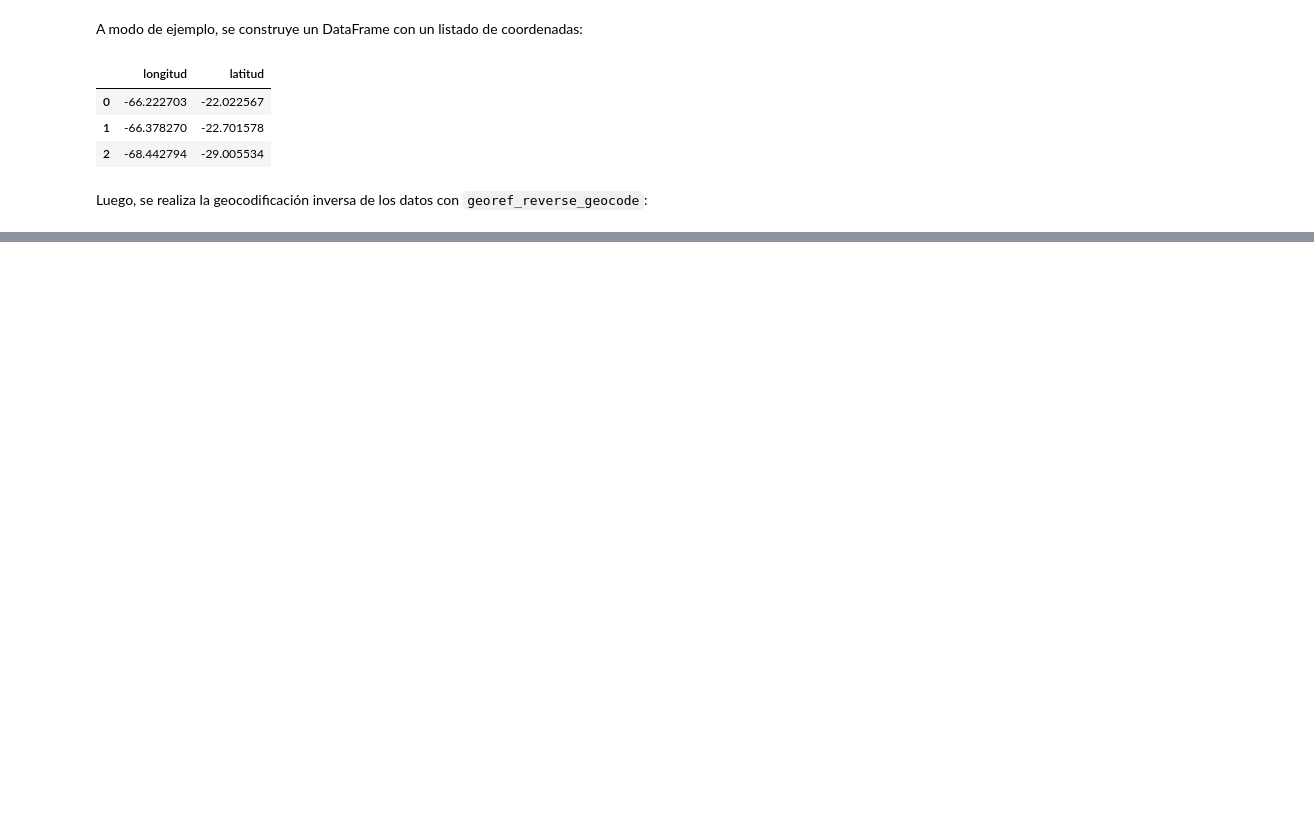
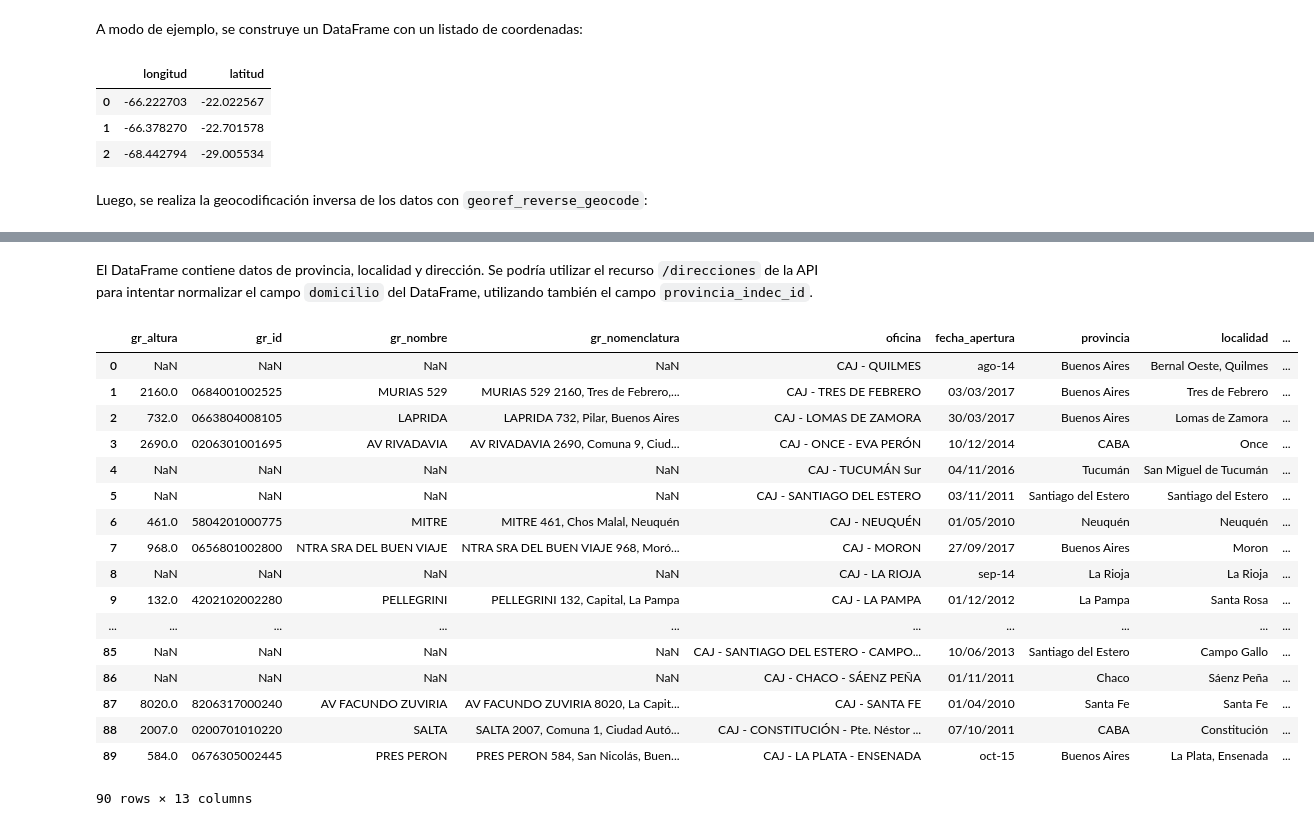
Before and after one commit to datosgobar/taller-georef-pyconar-2018, a Jupyter notebook: pyconar.ipynb, the cells around one changed output, grey strips where cells are left out. Saved outputs shown, nothing was run; the diff lists cells and outputs as text; code cells hidden in the pictures; blank space fills up the shorter version.

```diff
--- a/pyconar.ipynb
+++ b/pyconar.ipynb
@@ -240,0 +359,29 @@ df_example2.join(georef_reverse_geocode(df_example2, {'lat': 'latitud', 'lon': '
+# %% [markdown]
+El DataFrame contiene datos de provincia, localidad y dirección. Se podría utilizar el recurso `/direcciones` de la API para intentar normalizar el campo `domicilio` del DataFrame, utilizando también el campo `provincia_indec_id`.
+# %%
+georef_normalize_entities(
+    df_justicia,
+    'direcciones',
+    {'direccion': 'domicilio', 'provincia': 'provincia_indec_id'},
+    {'campos': 'altura, id, nombre, nomenclatura'},
+    prefix='gr_'
+)
+# %% [output]
+|  | gr_altura | gr_id | gr_nombre | gr_nomenclatura | oficina | fecha_apertura | provincia | localidad | ... |
+| 0 | NaN | NaN | NaN | NaN | CAJ - QUILMES | ago-14 | Buenos Aires | Bernal Oeste, Quilmes | ... |
+| 1 | 2160.0 | 0684001002525 | MURIAS 529 | MURIAS 529 2160, Tres de Febrero,... | CAJ - TRES DE FEBRERO | 03/03/2017 | Buenos Aires | Tres de Febrero | ... |
+| 2 | 732.0 | 0663804008105 | LAPRIDA | LAPRIDA 732, Pilar, Buenos Aires | CAJ - LOMAS DE ZAMORA | 30/03/2017 | Buenos Aires | Lomas de Zamora | ... |
+| 3 | 2690.0 | 0206301001695 | AV RIVADAVIA | AV RIVADAVIA 2690, Comuna 9, Ciud... | CAJ - ONCE - EVA PERÓN | 10/12/2014 | CABA | Once | ... |
+| 4 | NaN | NaN | NaN | NaN | CAJ - TUCUMÁN Sur | 04/11/2016 | Tucumán | San Miguel de Tucumán | ... |
+| 5 | NaN | NaN | NaN | NaN | CAJ - SANTIAGO DEL ESTERO | 03/11/2011 | Santiago del Estero | Santiago del Estero | ... |
+| 6 | 461.0 | 5804201000775 | MITRE | MITRE 461, Chos Malal, Neuquén | CAJ - NEUQUÉN | 01/05/2010 | Neuquén | Neuquén | ... |
+| 7 | 968.0 | 0656801002800 | NTRA SRA DEL BUEN VIAJE | NTRA SRA DEL BUEN VIAJE 968, Moró... | CAJ - MORON | 27/09/2017 | Buenos Aires | Moron | ... |
+| 8 | NaN | NaN | NaN | NaN | CAJ - LA RIOJA | sep-14 | La Rioja | La Rioja | ... |
+| 9 | 132.0 | 4202102002280 | PELLEGRINI | PELLEGRINI 132, Capital, La Pampa | CAJ - LA PAMPA | 01/12/2012 | La Pampa | Santa Rosa | ... |
+| ... | ... | ... | ... | ... | ... | ... | ... | ... | ... |
+| 85 | NaN | NaN | NaN | NaN | CAJ - SANTIAGO DEL ESTERO - CAMPO... | 10/06/2013 | Santiago del Estero | Campo Gallo | ... |
+| 86 | NaN | NaN | NaN | NaN | CAJ - CHACO - SÁENZ PEÑA | 01/11/2011 | Chaco | Sáenz Peña | ... |
+| 87 | 8020.0 | 8206317000240 | AV FACUNDO ZUVIRIA | AV FACUNDO ZUVIRIA 8020, La Capit... | CAJ - SANTA FE | 01/04/2010 | Santa Fe | Santa Fe | ... |
+| 88 | 2007.0 | 0200701010220 | SALTA | SALTA 2007, Comuna 1, Ciudad Autó... | CAJ - CONSTITUCIÓN - Pte. Néstor ... | 07/10/2011 | CABA | Constitución | ... |
+| 89 | 584.0 | 0676305002445 | PRES PERON | PRES PERON 584, San Nicolás, Buen... | CAJ - LA PLATA - ENSENADA | oct-15 | Buenos Aires | La Plata, Ensenada | ... |
+90 rows × 13 columns
```
Also changed, not shown: parts of 30 cells of this notebook, 3 other files.
